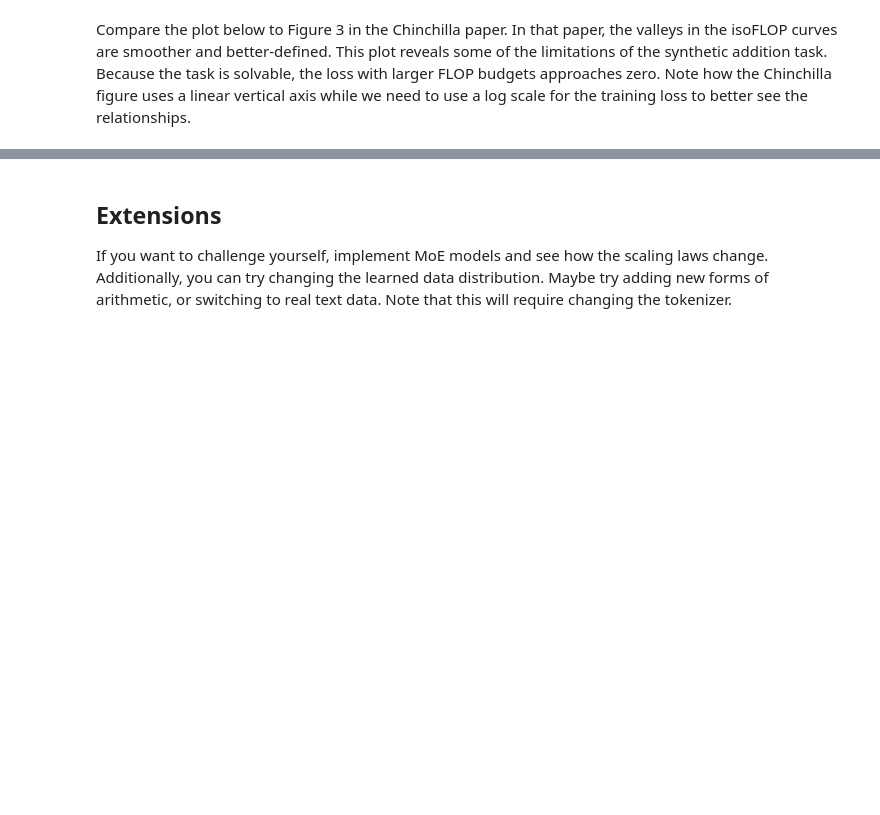
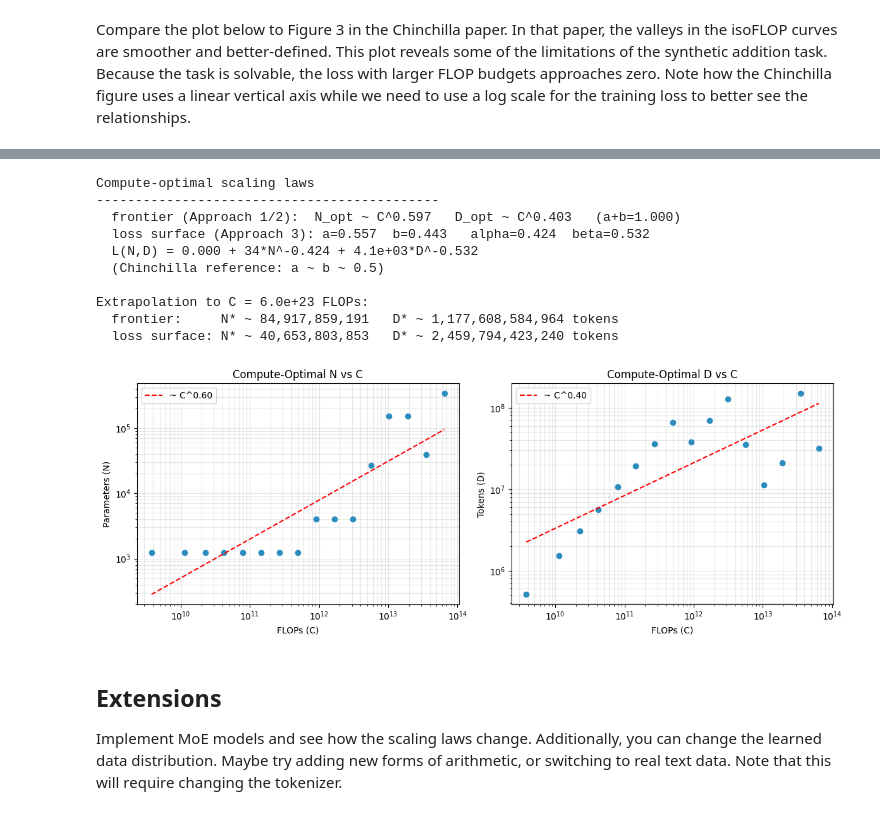
Before and after one commit to ncarolan/chinchilla, a Jupyter notebook: chinchilla.ipynb, the cells around one changed output, grey strips where cells are left out. Saved outputs shown, nothing was run; the diff lists cells and outputs as text; code cells hidden in the pictures; blank space fills up the shorter version.

```diff
--- a/chinchilla.ipynb
+++ b/chinchilla.ipynb
@@ -771,7 +753,19 @@ def derive_scaling_laws(runs, loss_floor=0.1, C_target=None, plot=True):
 
     return dict(a=a, kN=kN, b=b, kD=kD, surface=surf)
 # %%
-derive_scaling_laws(runs, loss_floor=0.1, C_target=1e18)
+_ = derive_scaling_laws(runs, loss_floor=0.1, C_target=6e23)
+# %% [output]
+Compute-optimal scaling laws
+--------------------------------------------
+  frontier (Approach 1/2):  N_opt ~ C^0.597   D_opt ~ C^0.403   (a+b=1.000)
+  loss surface (Approach 3): a=0.557  b=0.443   alpha=0.424  beta=0.532
+  L(N,D) = 0.000 + 34*N^-0.424 + 4.1e+03*D^-0.532
+  (Chinchilla reference: a ~ b ~ 0.5)
+
+Extrapolation to C = 6.0e+23 FLOPs:
+  frontier:     N* ~ 84,917,859,191   D* ~ 1,177,608,584,964 tokens
+  loss surface: N* ~ 40,653,803,853   D* ~ 2,459,794,423,240 tokens
+[figure, added]
 # %% [markdown]
 ## Extensions
-If you want to challenge yourself, implement MoE models and see how the scaling laws change. Additionally, you can try changing the learned data distribution. Maybe try adding new forms of arithmetic, or switching to real text data. Note that this will require changing the tokenizer.
+Implement MoE models and see how the scaling laws change. Additionally, you can change the learned data distribution. Maybe try adding new forms of arithmetic, or switching to real text data. Note that this will require changing the tokenizer.
```
Also changed, not shown: parts of 23 cells of this notebook.
